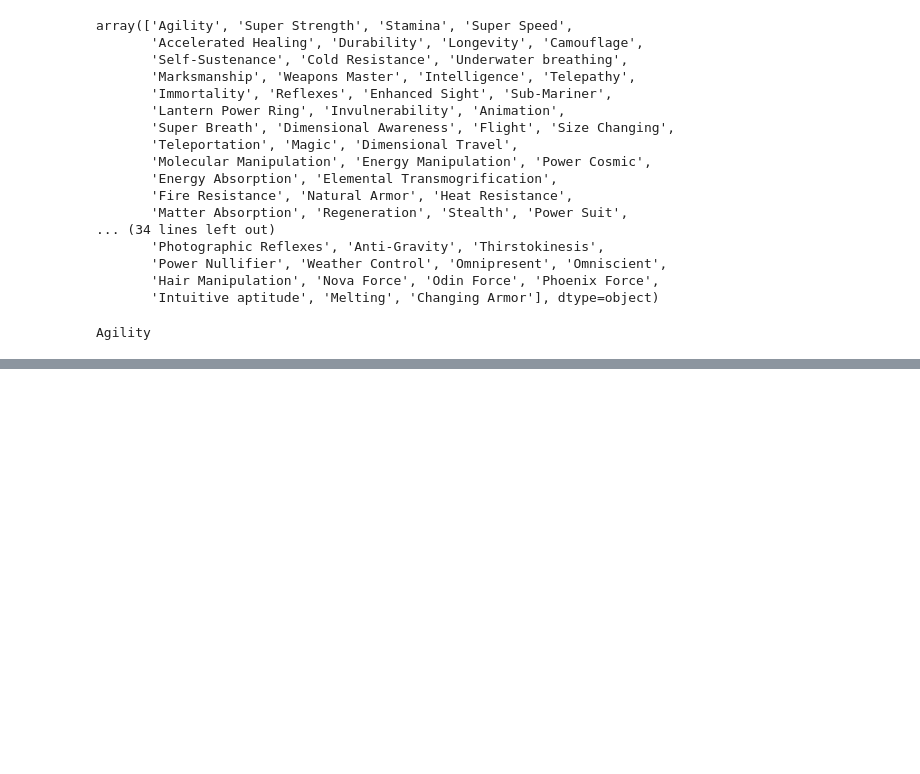
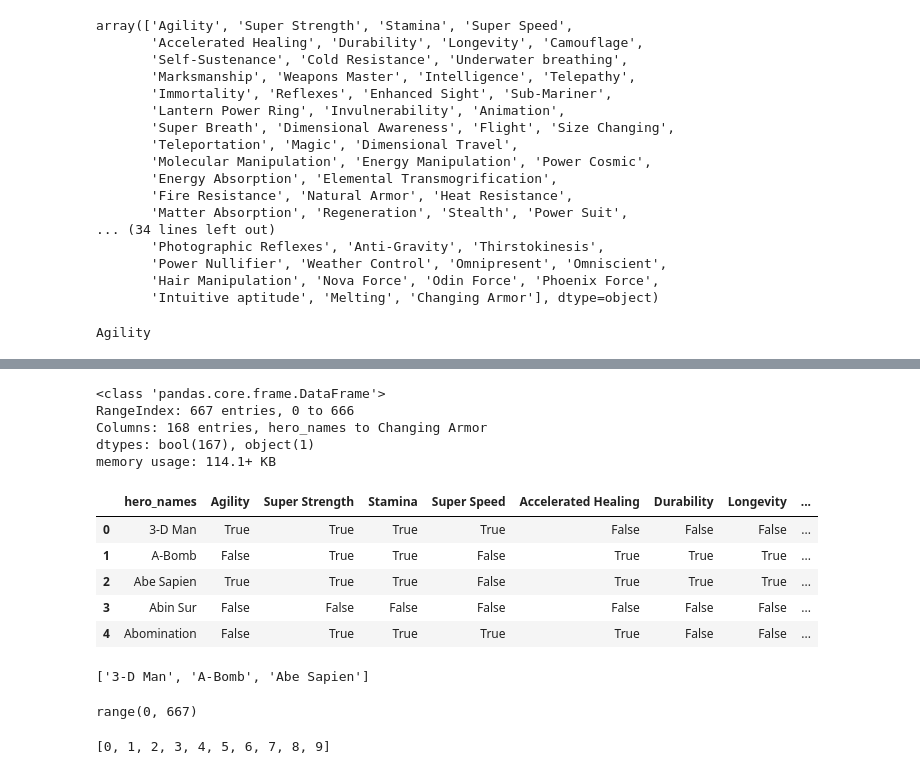
Before and after one commit to mikemenj/Assignments, a Jupyter notebook: 0130DataEnrichment/Applying_Advanced_Transformations/Applying_Advanced_Transformations .ipynb, the cells around one changed output, grey strips where cells are left out. Cells and saved outputs as stored; diff of their text form; code cells hidden in the pictures; blank space fills up the shorter version.

```diff
--- a/0130DataEnrichment/Applying_Advanced_Transformations/Applying_Advanced_Transformations .ipynb
+++ b/0130DataEnrichment/Applying_Advanced_Transformations/Applying_Advanced_Transformations .ipynb
@@ -280,0 +284,34 @@ df2.head()
+# %%
+df2 = pd.read_csv('powers.csv')
+df2.info()
+df2.head()
+# %% [output]
+<class 'pandas.core.frame.DataFrame'>
+RangeIndex: 667 entries, 0 to 666
+Columns: 168 entries, hero_names to Changing Armor
+dtypes: bool(167), object(1)
+memory usage: 114.1+ KB
+|  | hero_names | Agility | Super Strength | Stamina | Super Speed | Accelerated Healing | Durability | Longevity | ... |
+| 0 | 3-D Man | True | True | True | True | False | False | False | ... |
+| 1 | A-Bomb | False | True | True | False | True | True | True | ... |
+| 2 | Abe Sapien | True | True | True | False | True | True | True | ... |
+| 3 | Abin Sur | False | False | False | False | False | False | False | ... |
+| 4 | Abomination | False | True | True | True | True | False | False | ... |
+# %%
+## get the unique ids
+unique_ids = sorted(df2['hero_names'].unique())
+unique_ids[:3]
+# %% [output]
+['3-D Man', 'A-Bomb', 'Abe Sapien']
+# %%
+## make integers for each id
+int_ids = range(len(unique_ids))
+int_ids
+# %% [output]
+range(0, 667)
+# %%
+## Converting our range to a list and showing the first 10 values
+example_range = list(int_ids)
+example_range[: 10]
+# %% [output]
+[0, 1, 2, 3, 4, 5, 6, 7, 8, 9]
```
Also changed, not shown: parts of 16 cells of this notebook, 1 other file.
